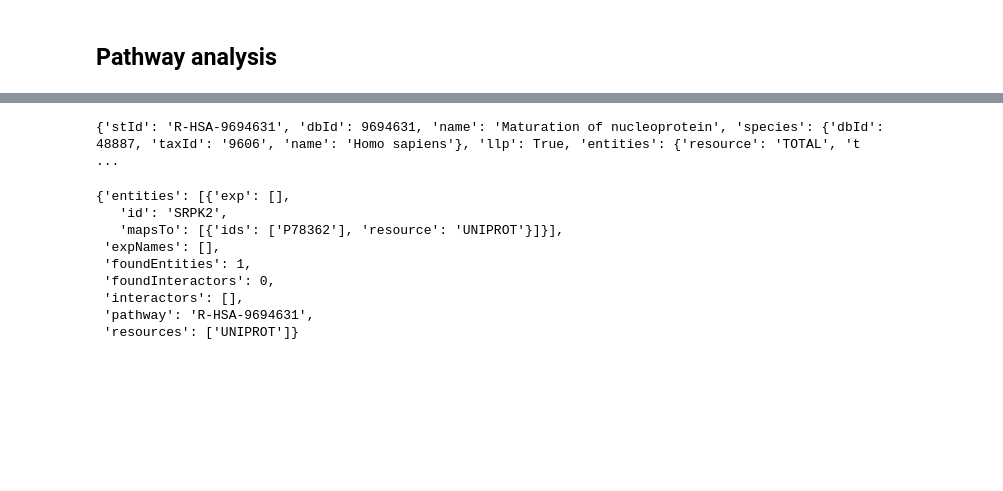
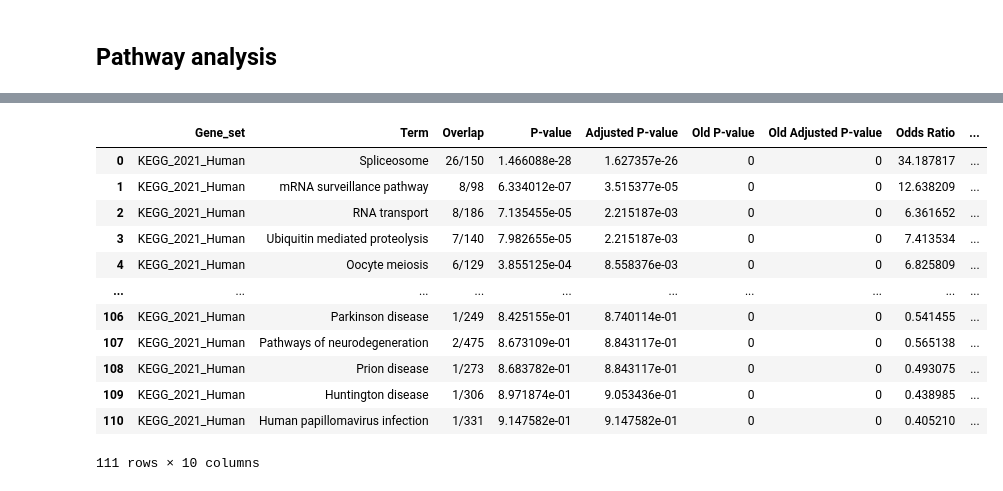
Before and after one commit to nikodallanoce/ComputationalHealthLaboratory, a Jupyter notebook: Project_CHL.ipynb, the cells around one changed output, grey strips where cells are left out. Saved outputs shown, nothing was run; the diff lists cells and outputs as text; code cells hidden in the pictures; blank space fills up the shorter version.

```diff
--- a/Project_CHL.ipynb
+++ b/Project_CHL.ipynb
@@ -272,17 +221,0 @@ reactome_enrichment
-# %%
-for pathway in reactome_enrichment["pathways"]:
-    print(pathway)
-# %% [output]
-{'stId': 'R-HSA-9694631', 'dbId': 9694631, 'name': 'Maturation of nucleoprotein', 'species': {'dbId': 48887, 'taxId': '9606', 'name': 'Homo sapiens'}, 'llp': True, 'entities': {'resource': 'TOTAL', 't ...
-# %%
-analysis.token_pathway_summary('MjAyMjA0MTYxNDM5MjBfNjU0OA%3D%3D', 'R-HSA-9694631')
-# %% [output]
-{'entities': [{'exp': [],
-   'id': 'SRPK2',
-   'mapsTo': [{'ids': ['P78362'], 'resource': 'UNIPROT'}]}],
- 'expNames': [],
- 'foundEntities': 1,
- 'foundInteractors': 0,
- 'interactors': [],
- 'pathway': 'R-HSA-9694631',
- 'resources': ['UNIPROT']}
@@ -288,0 +235,16 @@ analysis.token_pathway_summary('MjAyMjA0MTYxNDM5MjBfNjU0OA%3D%3D', 'R-HSA-969463
+# %%
+enr.results
+# %% [output]
+|  | Gene_set | Term | Overlap | P-value | Adjusted P-value | Old P-value | Old Adjusted P-value | Odds Ratio | ... |
+| 0 | KEGG_2021_Human | Spliceosome | 26/150 | 1.466088e-28 | 1.627357e-26 | 0 | 0 | 34.187817 | ... |
+| 1 | KEGG_2021_Human | mRNA surveillance pathway | 8/98 | 6.334012e-07 | 3.515377e-05 | 0 | 0 | 12.638209 | ... |
+| 2 | KEGG_2021_Human | RNA transport | 8/186 | 7.135455e-05 | 2.215187e-03 | 0 | 0 | 6.361652 | ... |
+| 3 | KEGG_2021_Human | Ubiquitin mediated proteolysis | 7/140 | 7.982655e-05 | 2.215187e-03 | 0 | 0 | 7.413534 | ... |
+| 4 | KEGG_2021_Human | Oocyte meiosis | 6/129 | 3.855125e-04 | 8.558376e-03 | 0 | 0 | 6.825809 | ... |
+| ... | ... | ... | ... | ... | ... | ... | ... | ... | ... |
+| 106 | KEGG_2021_Human | Parkinson disease | 1/249 | 8.425155e-01 | 8.740114e-01 | 0 | 0 | 0.541455 | ... |
+| 107 | KEGG_2021_Human | Pathways of neurodegeneration | 2/475 | 8.673109e-01 | 8.843117e-01 | 0 | 0 | 0.565138 | ... |
+| 108 | KEGG_2021_Human | Prion disease | 1/273 | 8.683782e-01 | 8.843117e-01 | 0 | 0 | 0.493075 | ... |
+| 109 | KEGG_2021_Human | Huntington disease | 1/306 | 8.971874e-01 | 9.053436e-01 | 0 | 0 | 0.438985 | ... |
+| 110 | KEGG_2021_Human | Human papillomavirus infection | 1/331 | 9.147582e-01 | 9.147582e-01 | 0 | 0 | 0.405210 | ... |
+111 rows × 10 columns
```
Also changed, not shown: parts of 9 cells of this notebook.
